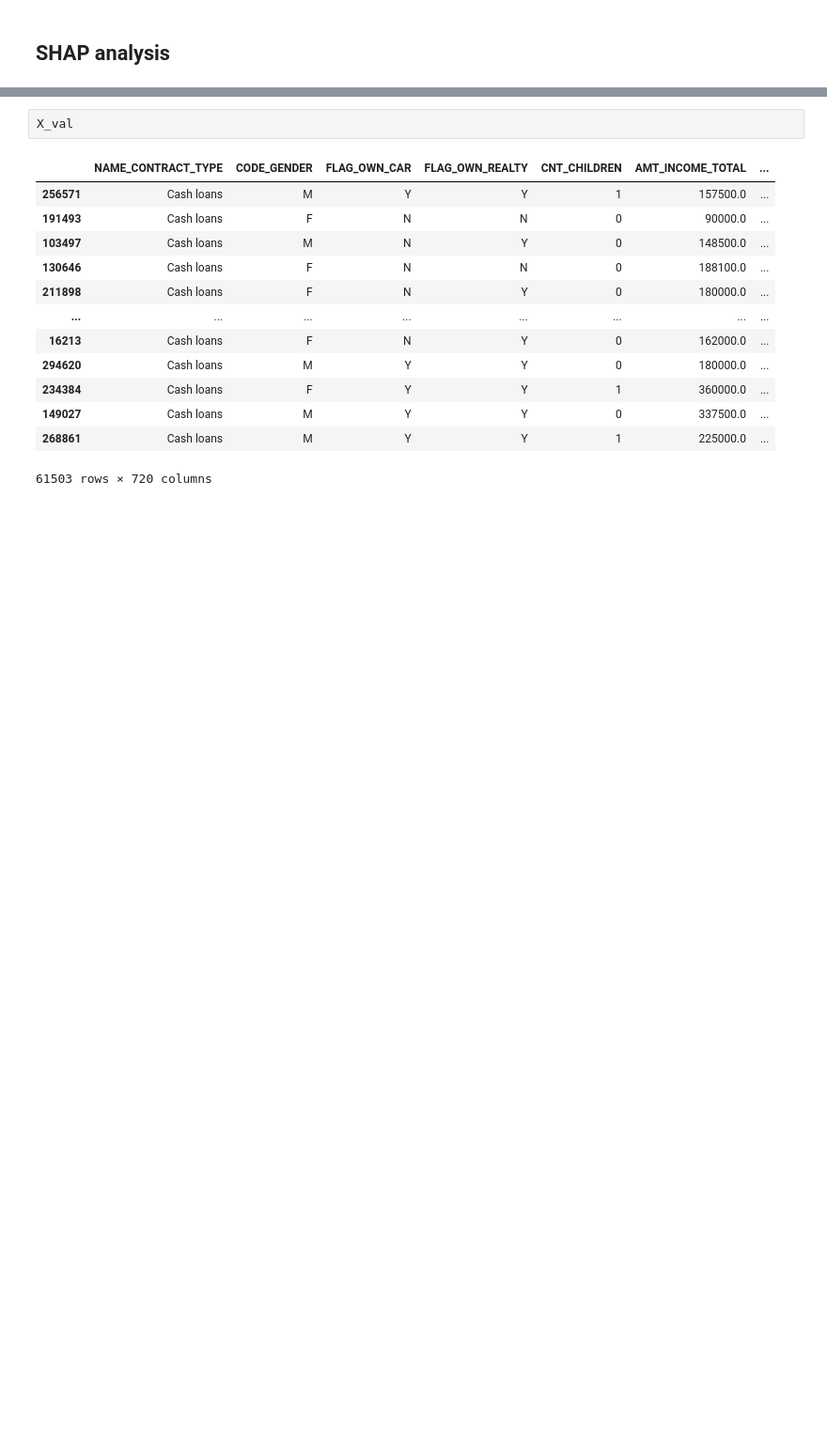
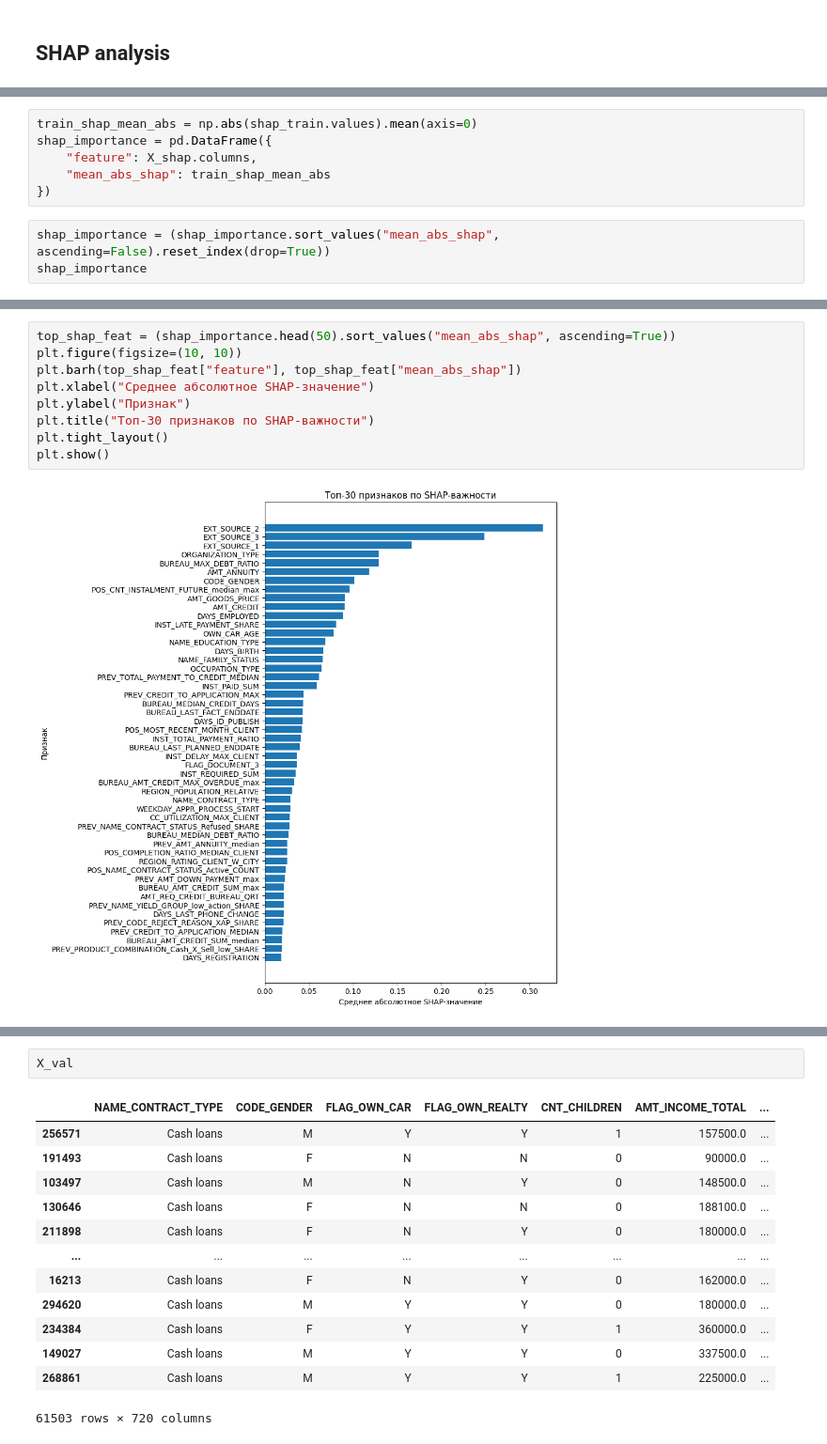
Before and after one commit to USL99/home-credit-default-risk, a Jupyter notebook: notebooks/04_model_tuning.ipynb, the cells around one changed output, grey strips where cells are left out. Shown at 94% size. Saved outputs shown, nothing was run; the diff lists cells and outputs as text; blank space fills up the shorter version.

```diff
--- a/notebooks/04_model_tuning.ipynb
+++ b/notebooks/04_model_tuning.ipynb
@@ -411,0 +458,9 @@ Successfully installed cloudpickle-3.1.2 shap-0.52.0 slicer-0.0.8
+# %%
+train_shap_mean_abs = np.abs(shap_train.values).mean(axis=0)
+shap_importance = pd.DataFrame({
+    "feature": X_shap.columns,
+    "mean_abs_shap": train_shap_mean_abs
+})
+# %%
+shap_importance = (shap_importance.sort_values("mean_abs_shap", ascending=False).reset_index(drop=True))
+shap_importance
@@ -411,0 +481,11 @@ Successfully installed cloudpickle-3.1.2 shap-0.52.0 slicer-0.0.8
+# %%
+top_shap_feat = (shap_importance.head(50).sort_values("mean_abs_shap", ascending=True))
+plt.figure(figsize=(10, 10))
+plt.barh(top_shap_feat["feature"], top_shap_feat["mean_abs_shap"])
+plt.xlabel("Среднее абсолютное SHAP-значение")
+plt.ylabel("Признак")
+plt.title("Топ-30 признаков по SHAP-важности")
+plt.tight_layout()
+plt.show()
+# %% [output]
+[figure, added]
```
Also changed, not shown: parts of 40 cells of this notebook.
